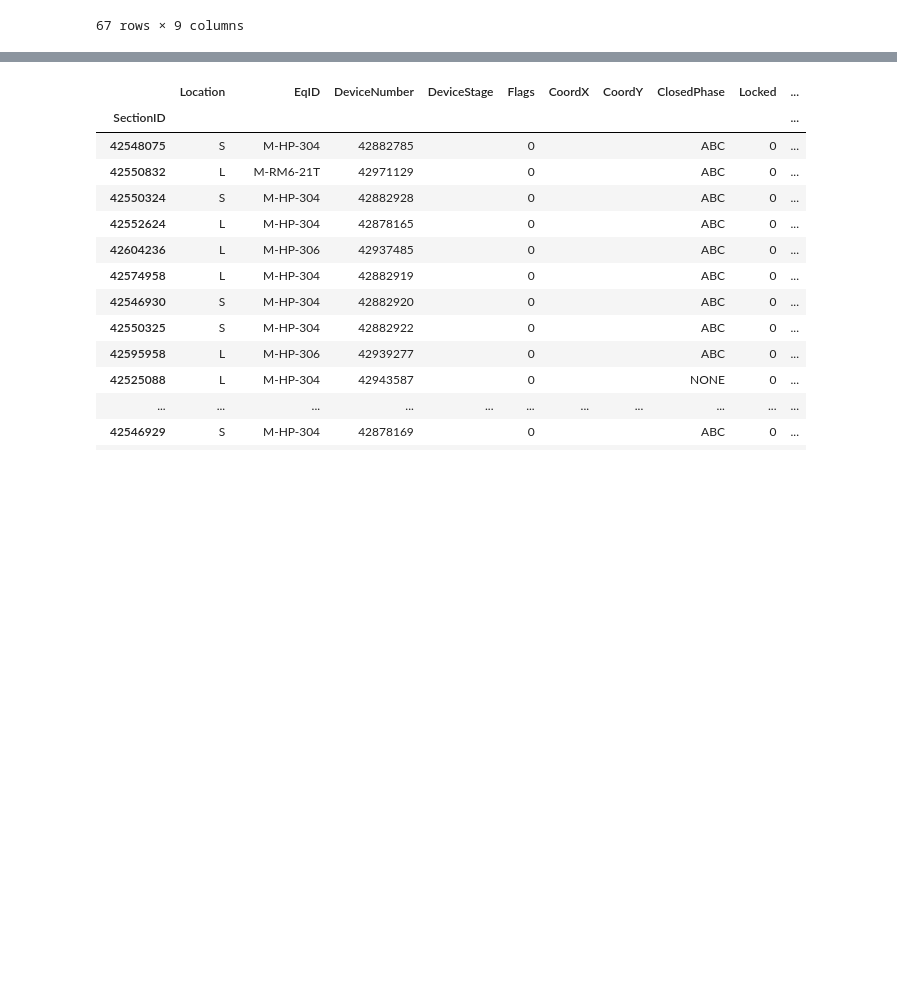
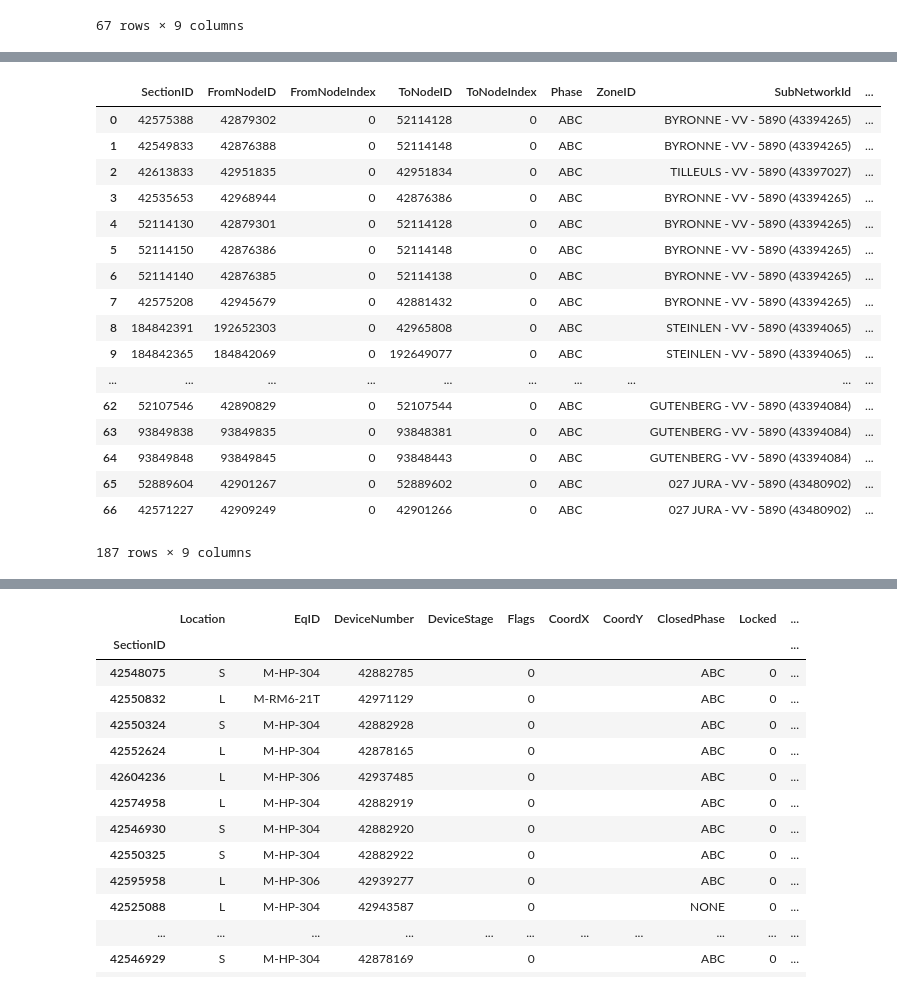
Before and after one commit to martenfese/preprocesses, a Jupyter notebook: Pre-processData_network.ipynb, the cells around one changed output, grey strips where cells are left out. Drawn from its saved outputs; the diff is of its cells as text; code cells hidden in the pictures; blank space fills up the shorter version.

Commit message:
put section df together

```diff
--- a/Pre-processData_network.ipynb
+++ b/Pre-processData_network.ipynb
@@ -2066,32 +266,0 @@ pf_subsection
-# %%
-head_section = section[index_stop_sub]
-head_section = head_section.replace("FEEDER=","").split(',')
-
-head_section = [cable.split(',') for cable in head_section]
-
-
-df_headsection = pd.DataFrame(head_section, head_columns)
-
-df_headsection
-
-index_start_sub = index_stop_sub
-section = content[index_start+3:index_stop]
-section = [x.strip() for x in section]
-
-string = str("FEEDER=COPET-32-NI193621143-POSTE-TR7466")
-for i, l in enumerate(section):
-    if string in l:
-        #print(i)
-        index_stop_sub = i
-        break
-else:
-    print("no match")
-
-sub_section = section[index_start_sub+1:index_stop_sub]
-
-
-sub_section = [cable.split(',') for cable in sub_section]
-
-pf_subsection = pd.DataFrame(sub_section, columns=columns)
-
-pf_subsection
@@ -2116,0 +267,30 @@ pf_subsection
+# %%
+#df_2 = pd.read_csv(r'section_data/pf_subsection_Gutenberg.csv')
+
+#with open('section_data/pf_subsection_Gutenberg.csv', 'a') as f:
+#    (pf_subsection).to_csv(f, header=False)
+
+frames = [pf_subsection_1, pf_subsection]
+
+result = pd.concat(frames)
+
+result
+# %% [output]
+|  | SectionID | FromNodeID | FromNodeIndex | ToNodeID | ToNodeIndex | Phase | ZoneID | SubNetworkId | ... |
+| 0 | 42575388 | 42879302 | 0 | 52114128 | 0 | ABC |  | BYRONNE - VV - 5890 (43394265) | ... |
+| 1 | 42549833 | 42876388 | 0 | 52114148 | 0 | ABC |  | BYRONNE - VV - 5890 (43394265) | ... |
+| 2 | 42613833 | 42951835 | 0 | 42951834 | 0 | ABC |  | TILLEULS - VV - 5890 (43397027) | ... |
+| 3 | 42535653 | 42968944 | 0 | 42876386 | 0 | ABC |  | BYRONNE - VV - 5890 (43394265) | ... |
+| 4 | 52114130 | 42879301 | 0 | 52114128 | 0 | ABC |  | BYRONNE - VV - 5890 (43394265) | ... |
+| 5 | 52114150 | 42876386 | 0 | 52114148 | 0 | ABC |  | BYRONNE - VV - 5890 (43394265) | ... |
+| 6 | 52114140 | 42876385 | 0 | 52114138 | 0 | ABC |  | BYRONNE - VV - 5890 (43394265) | ... |
+| 7 | 42575208 | 42945679 | 0 | 42881432 | 0 | ABC |  | BYRONNE - VV - 5890 (43394265) | ... |
+| 8 | 184842391 | 192652303 | 0 | 42965808 | 0 | ABC |  | STEINLEN - VV - 5890 (43394065) | ... |
+| 9 | 184842365 | 184842069 | 0 | 192649077 | 0 | ABC |  | STEINLEN - VV - 5890 (43394065) | ... |
+| ... | ... | ... | ... | ... | ... | ... | ... | ... | ... |
+| 62 | 52107546 | 42890829 | 0 | 52107544 | 0 | ABC |  | GUTENBERG - VV - 5890 (43394084) | ... |
+| 63 | 93849838 | 93849835 | 0 | 93848381 | 0 | ABC |  | GUTENBERG - VV - 5890 (43394084) | ... |
+| 64 | 93849848 | 93849845 | 0 | 93848443 | 0 | ABC |  | GUTENBERG - VV - 5890 (43394084) | ... |
+| 65 | 52889604 | 42901267 | 0 | 52889602 | 0 | ABC |  | 027 JURA - VV - 5890 (43480902) | ... |
+| 66 | 42571227 | 42909249 | 0 | 42901266 | 0 | ABC |  | 027 JURA - VV - 5890 (43480902) | ... |
+187 rows × 9 columns
```
Also changed, not shown: parts of 75 cells of this notebook.
